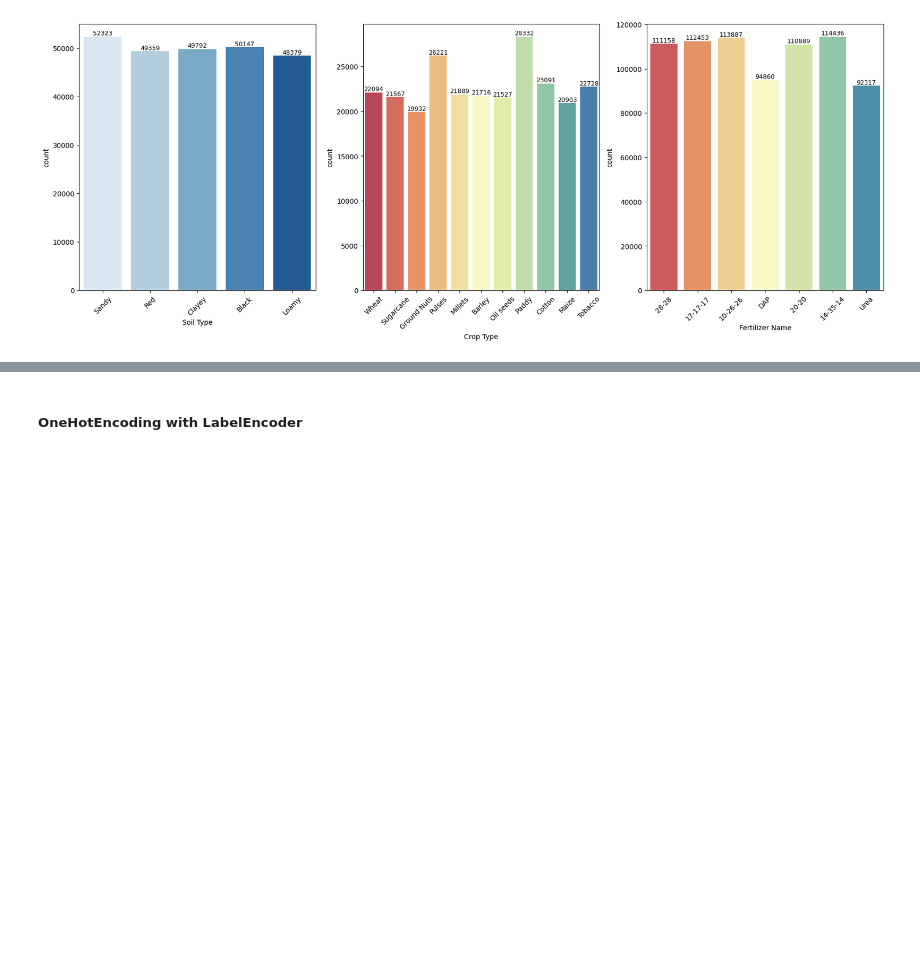
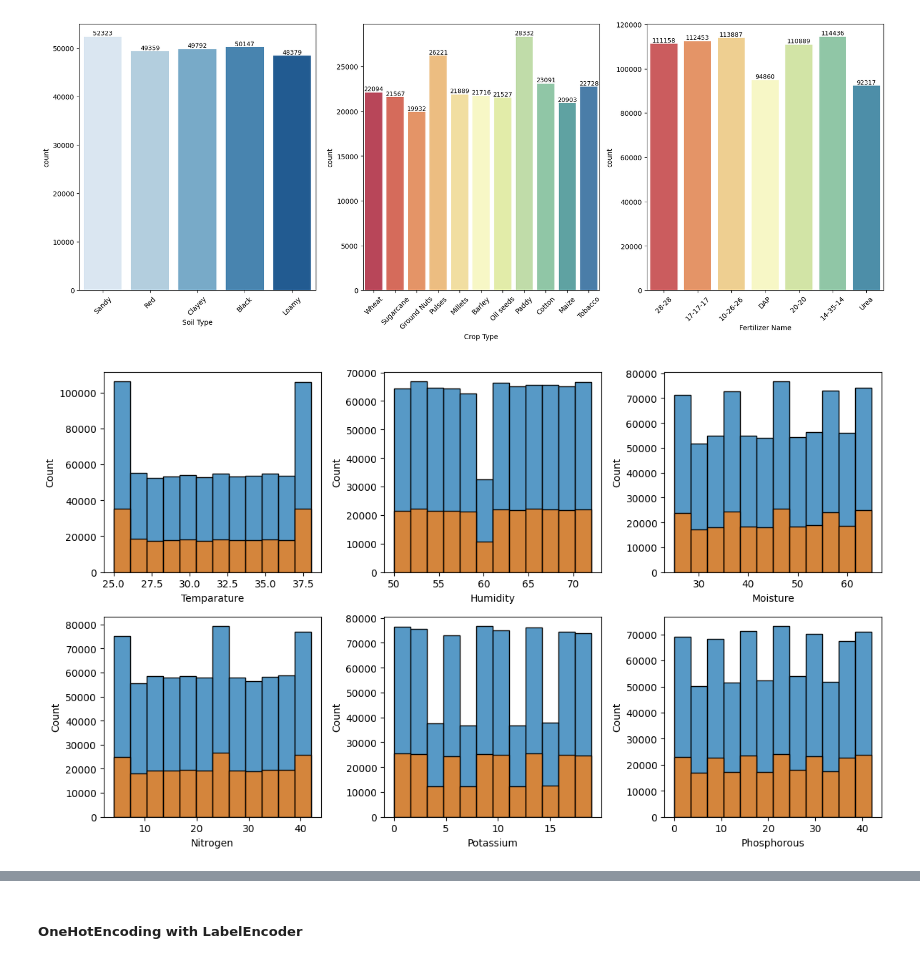
Before and after one commit to Viswa220522/predicting_optimal_fertilizers, a Jupyter notebook: EDA_predicting_optimal_fertilizers.ipynb, the cells around one changed output, grey strips where cells are left out. Saved outputs shown, nothing was run; the diff lists cells and outputs as text; code cells hidden in the pictures; blank space fills up the shorter version.

Commit message:
EDA on Numerical Columns

```diff
--- a/EDA_predicting_optimal_fertilizers.ipynb
+++ b/EDA_predicting_optimal_fertilizers.ipynb
@@ -243,3 +245,13 @@ for container in axs[2].containers:
 axs[2].tick_params(axis = 'x', rotation = 45)
 # %% [output]
 [figure]
+# %%
+plt.figure(figsize = (12,7))
+for pos, col in enumerate(numeric_columns):
+    plt.subplot(2,3, pos+1)
+    sns.histplot(data = train_data, x = train_data[col], bins = 12)
+    sns.histplot(test_data[col], bins = 12)
+plt.tight_layout()
+plt.show()
+# %% [output]
+[figure, added]
```
Also changed, not shown: parts of 4 cells of this notebook.
